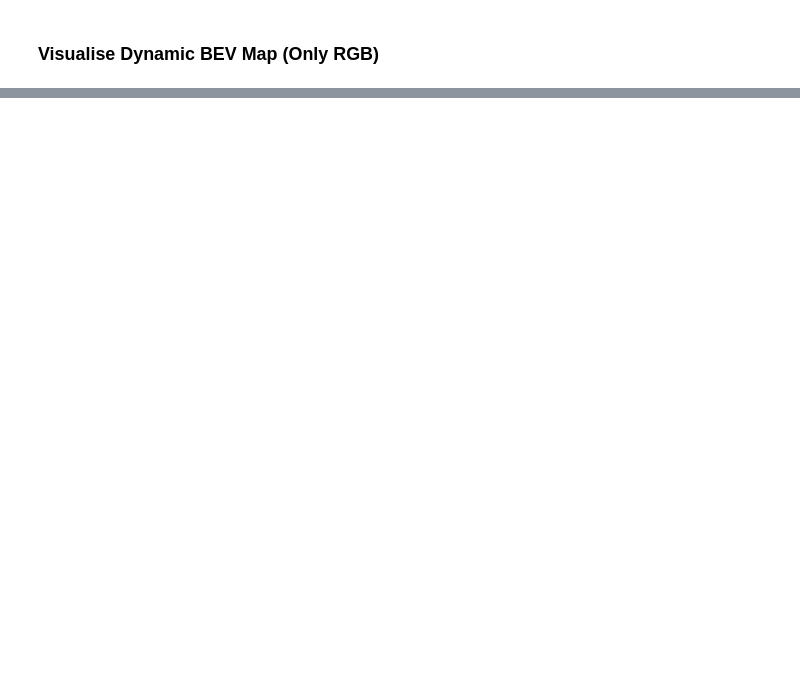
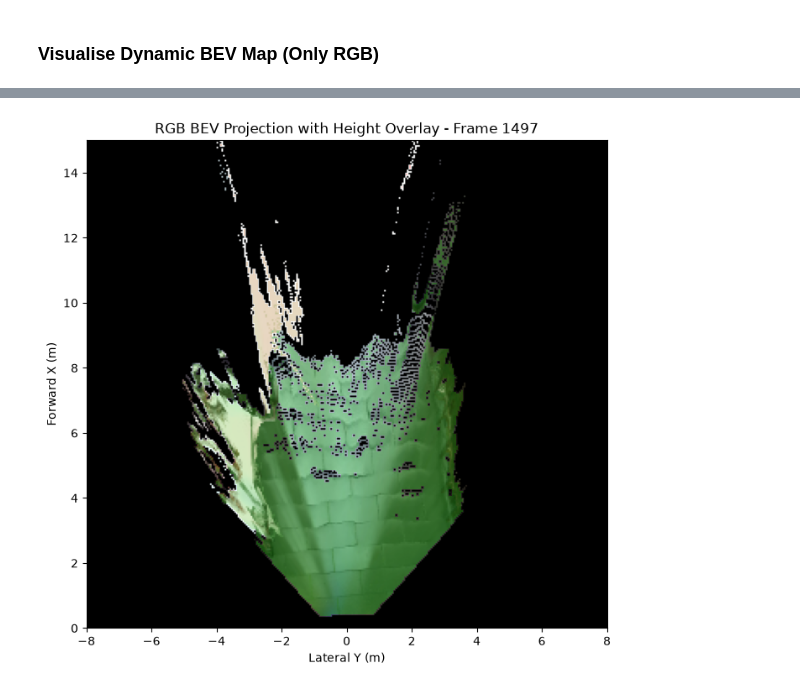
Before and after one commit to sohamwarde1/Traversibility_Estimation, a Jupyter notebook: scripts/notebooks/create_BEV.ipynb, the cells around one changed output, grey strips where cells are left out. Saved outputs shown, nothing was run; the diff lists cells and outputs as text; code cells hidden in the pictures; blank space fills up the shorter version.

```diff
--- a/scripts/notebooks/create_BEV.ipynb
+++ b/scripts/notebooks/create_BEV.ipynb
@@ -423,0 +490,87 @@ KeyboardInterrupt:
+# %%
+import matplotlib.pyplot as plt
+import numpy as np
+from IPython.display import display, clear_output
+
+def process_bev_layers(bev_map, base_alpha=0.4):
+    """Extracts RGB background and builds RGBA height overlay from BEV map array."""
+    # 1. Base RGB Processing
+    rgb = np.transpose(bev_map[6:9], (1, 2, 0))
+    if np.nanmax(rgb) > 1.0:
+        rgb = rgb / 255.0
+    rgb_vis = np.nan_to_num(rgb)
+
+    # 2. Height Metrics and Occupancy Mask
+    z_mean = bev_map[2]
+    z_std = bev_map[3]
+    occupied = bev_map[5] > 0
+    valid_mask = occupied & ~np.isnan(z_mean)
+
+    # 3. Normalize Mean Height (z_mean) to [0, 1]
+    if np.any(valid_mask):
+        z_min_val = np.nanmin(z_mean[valid_mask])
+        z_max_val = np.nanmax(z_mean[valid_mask])
+        z_range = z_max_val - z_min_val if z_max_val != z_min_val else 1.0
+        norm_height = np.clip((z_mean - z_min_val) / z_range, 0.0, 1.0)
+    else:
+        norm_height = np.zeros_like(z_mean)
+
+    # 4. Normalize Standard Deviation (z_std) for Opacity Scaling
+    if np.any(valid_mask) and np.nanmax(z_std[valid_mask]) > 0:
+        norm_std = np.clip(z_std / np.nanmax(z_std[valid_mask]), 0.0, 1.0)
+    else:
+        norm_std = np.zeros_like(z_std)
+
+    # 5. Create RGBA Height Map (High -> Red, Low -> Green)
+    H, W = z_mean.shape
+    overlay = np.zeros((H, W, 4), dtype=np.float32)
+    overlay[..., 0] = norm_height          # Red: High elevation
+    overlay[..., 1] = 1.0 - norm_height    # Green: Low elevation
+    overlay[..., 2] = 0.0                  # Blue: Unused
+
+    # Scale alpha by standard deviation (higher variance = higher opacity)
+    alpha_channel = np.where(valid_mask, base_alpha * (0.6 + 0.4 * norm_std), 0.0)
+    overlay[..., 3] = alpha_channel
+
+    return rgb_vis, overlay
+
+
+# --- Interactive Display Setup ---
+plt.ion()
+fig, ax = plt.subplots(figsize=(8, 8))
+
+# 1. Initialize axes labels once
+ax.set_xlabel("Lateral Y (m)")
+ax.set_ylabel("Forward X (m)")
+title_text = ax.set_title("RGB BEV Projection with Height Overlay - Frame 0")
+
+# 2. Process frame 0 to initialize image objects
+first_pcd = build_pcd(rgb_files[0], depth_files[0])
+bev_map = generate_bev_from_o3d(first_pcd, x_range=X_RANGE, y_range=Y_RANGE)
+rgb_vis, height_overlay = process_bev_layers(bev_map)
+
+# Create two stacked image objects ONCE (Base RGB and Height Overlay)
+extent = [Y_RANGE[0], Y_RANGE[1], X_RANGE[0], X_RANGE[1]]
+im_rgb = ax.imshow(rgb_vis, extent=extent)
+im_overlay = ax.imshow(height_overlay, extent=extent)
+
+# 3. Animation Loop
+for i in range(len(rgb_files)):
+    new_pcd = build_pcd(rgb_files[i], depth_files[i])
+    bev_map = generate_bev_from_o3d(new_pcd, x_range=X_RANGE, y_range=Y_RANGE)
+
+    # Generate updated layers
+    rgb_vis, height_overlay = process_bev_layers(bev_map)
+
+    # In-place data update for fast rendering
+    im_rgb.set_data(rgb_vis)
+    im_overlay.set_data(height_overlay)
+    title_text.set_text(f"RGB BEV Projection with Height Overlay - Frame {i}")
+
+    fig.canvas.draw_idle()
+    clear_output(wait=True)
+    display(fig)
+
+plt.ioff()
+plt.show()
+# %% [output]
@@ -423,0 +578 @@ KeyboardInterrupt:
+[figure, added]
```
Also changed, not shown: parts of 12 cells of this notebook, 1 other file.
